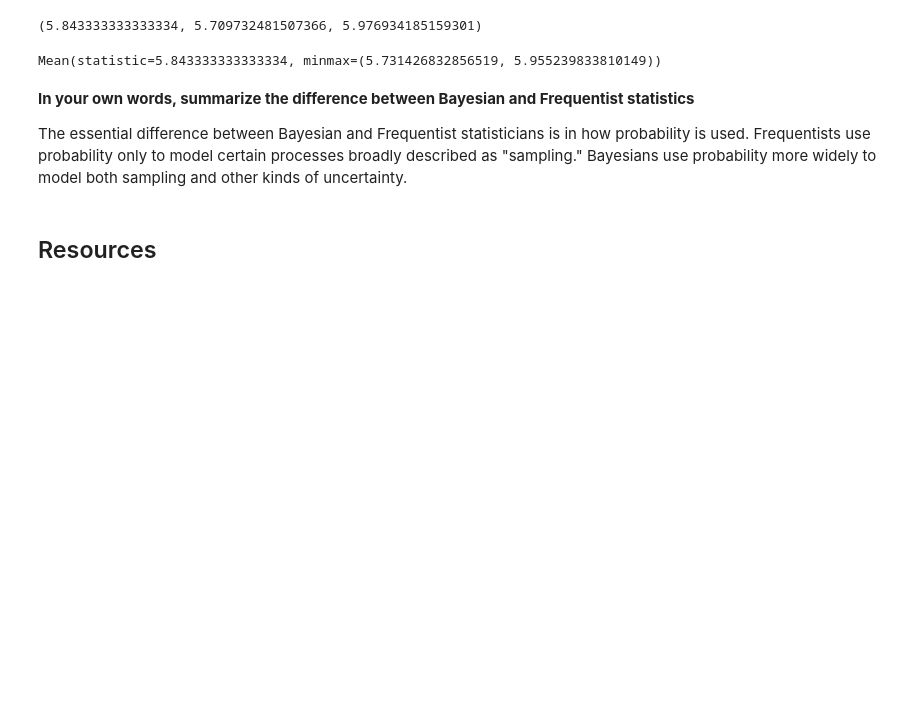
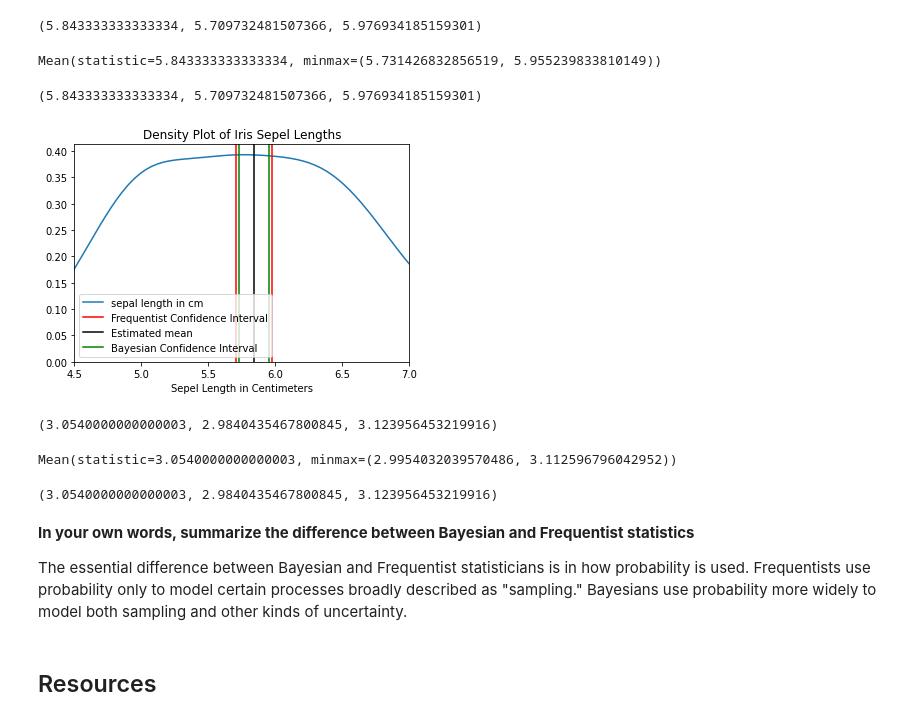
Before and after one commit to njaiprakash/DS-Unit-1-Sprint-2-Statistics, a Jupyter notebook: module3/LS_DS_123_Introduction_to_Bayesian_Inference_Assignment.ipynb, the cells around one changed output. Saved outputs shown, nothing was run; the diff lists cells and outputs as text; code cells hidden in the pictures; blank space fills up the shorter version.

```diff
--- a/module3/LS_DS_123_Introduction_to_Bayesian_Inference_Assignment.ipynb
+++ b/module3/LS_DS_123_Introduction_to_Bayesian_Inference_Assignment.ipynb
@@ -96,6 +96,45 @@ res_mean, res_var, res_std = stats.bayes_mvs(df['sepal length in cm'])
 res_mean
 # %% [output]
 Mean(statistic=5.843333333333334, minmax=(5.731426832856519, 5.955239833810149))
+# %%
+conf_int_freq = confidence_interval(df['sepal length in cm'])
+conf_int_freq
+# %% [output]
+(5.843333333333334, 5.709732481507366, 5.976934185159301)
+# %%
+sns.kdeplot(df['sepal length in cm'])
+
+plt.title('Density Plot of Iris Sepel Lengths')
+plt.xlabel('Sepel Length in Centimeters')
+
+plt.axvline(x=conf_int_freq[1], color='red', label='Frequentist Confidence Interval')
+plt.axvline(x=conf_int_freq[2], color='red')
+
+plt.axvline(x=conf_int_freq[0], color='black', label='Estimated mean');
+
+
+plt.axvline(res_mean.minmax[0], color='green', label='Bayesian Confidence Interval')
+plt.axvline(res_mean.minmax[1], color='green')
+
+plt.legend()
+plt.xlim(4.5, 7);
+# %% [output]
+[figure, added]
+# %%
+conf_int_freq1 = confidence_interval(df['sepal width in cm'])
+conf_int_freq1
+# %% [output]
+(3.0540000000000003, 2.9840435467800845, 3.123956453219916)
+# %%
+res_mean1, res_var1, res_std1 = stats.bayes_mvs(df['sepal width in cm'])
+res_mean1
+# %% [output]
+Mean(statistic=3.0540000000000003, minmax=(2.9954032039570486, 3.112596796042952))
+# %%
+conf_int_freq1 = confidence_interval(df['sepal width in cm'])
+conf_int_freq1
+# %% [output]
+(3.0540000000000003, 2.9840435467800845, 3.123956453219916)
 # %% [markdown]
 **In your own words, summarize the difference between Bayesian and Frequentist statistics**
 
```
